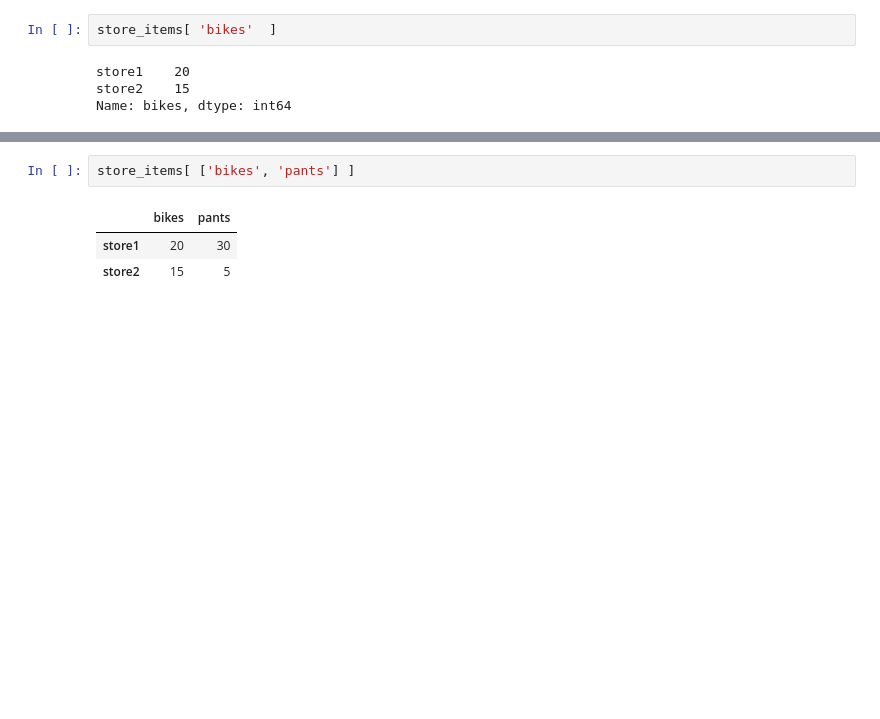
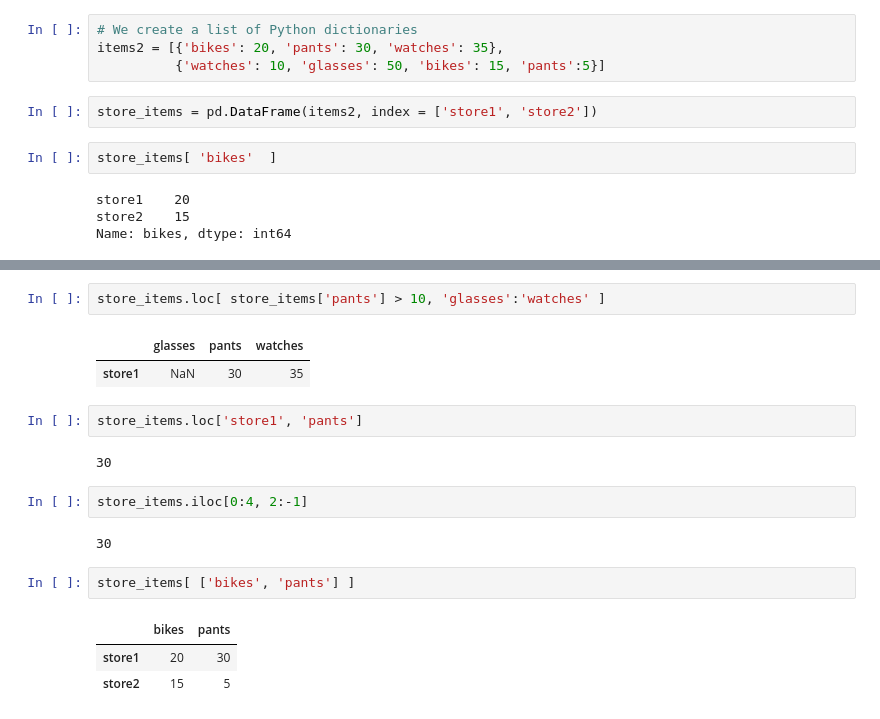
Before and after one commit to twistyang/python_sun, a Jupyter notebook: part05/2.a 강의 pandas.ipynb, the cells around one changed output, grey strips where cells are left out. Drawn from its saved outputs; the diff is of its cells as text; blank space fills up the shorter version.

```diff
--- a/part05/2.a 강의 pandas.ipynb
+++ b/part05/2.a 강의 pandas.ipynb
@@ -243,3 +247,9 @@ store_items
+# %%
+# We create a list of Python dictionaries
+items2 = [{'bikes': 20, 'pants': 30, 'watches': 35},
+          {'watches': 10, 'glasses': 50, 'bikes': 15, 'pants':5}]
+# %%
+store_items = pd.DataFrame(items2, index = ['store1', 'store2'])
 # %%
 store_items[ 'bikes'  ]
 # %% [output]
@@ -249,3 +265,16 @@ Name: bikes, dtype: int64
+# %%
+store_items.loc[ store_items['pants'] > 10, 'glasses':'watches' ]
+# %% [output]
+|  | glasses | pants | watches |
+| store1 | NaN | 30 | 35 |
+# %%
+store_items.loc['store1', 'pants']
+# %% [output]
+30
+# %%
+store_items.iloc[0:4, 2:-1]
+# %% [output]
+30
 # %%
 store_items[ ['bikes', 'pants'] ]
 # %% [output]
```
Also changed, not shown: parts of 3 cells of this notebook.
